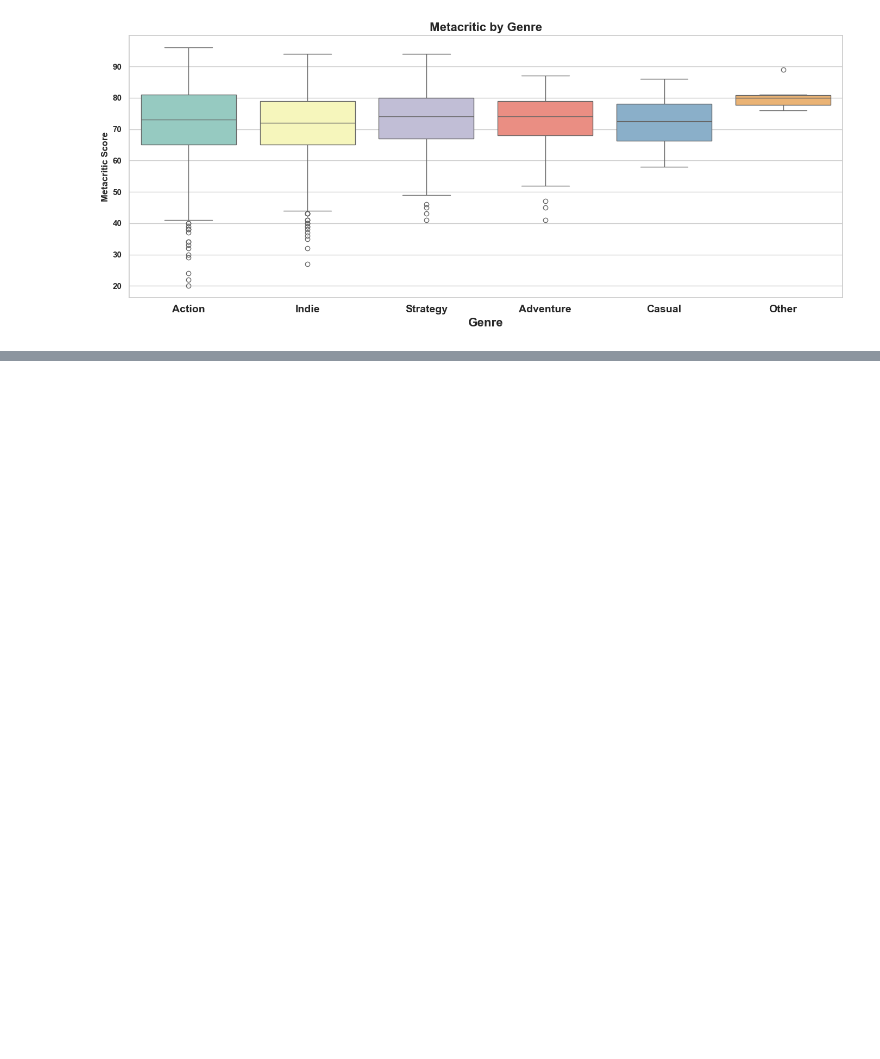
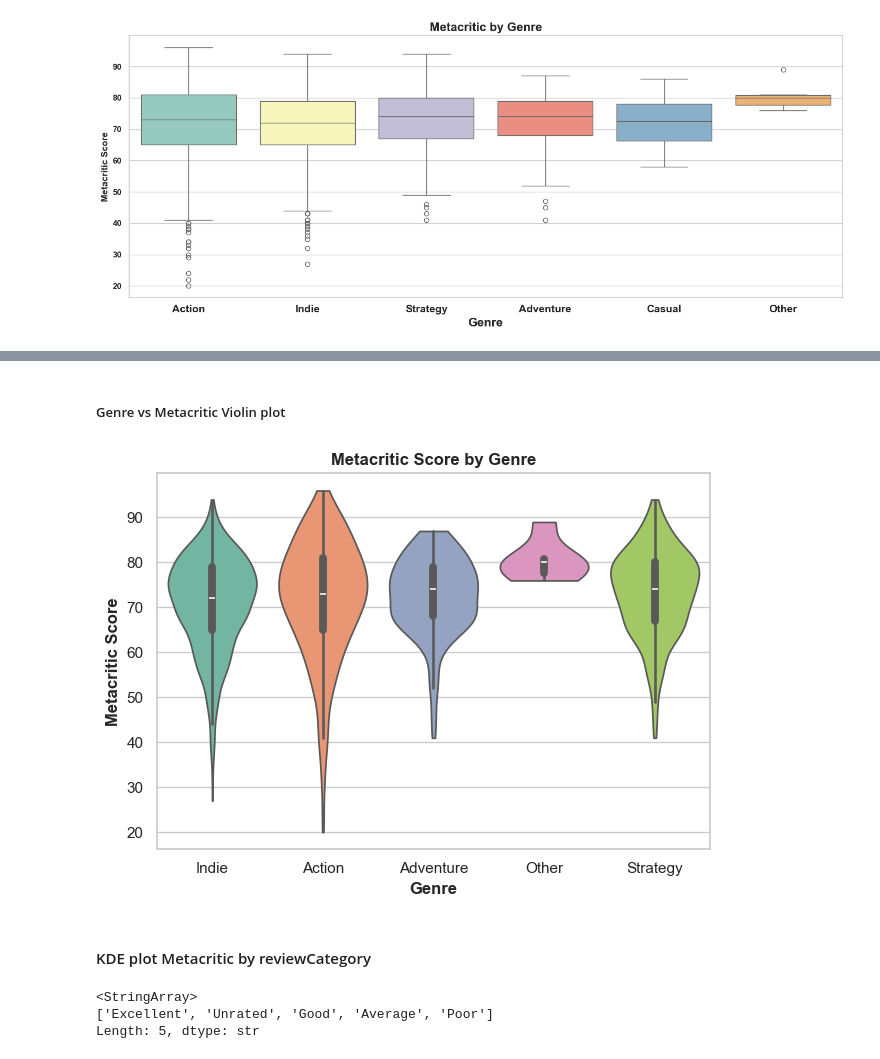
Before and after one commit to Pranishgrg21/Game_features_analysis, a Jupyter notebook: game_analysis.ipynb, the cells around one changed output, grey strips where cells are left out. Saved outputs shown, nothing was run; the diff lists cells and outputs as text; code cells hidden in the pictures; blank space fills up the shorter version.

```diff
--- a/game_analysis.ipynb
+++ b/game_analysis.ipynb
@@ -965,0 +1035,29 @@ plt.show()
+# %% [markdown]
+##### Genre vs Metacritic Violin plot
+# %%
+top5 = df['Genre'].value_counts().head(5).index.tolist()
+rated_genre = df[(df['Metacritic'] > 0) & (df['Genre'].isin(top5))]
+sns.violinplot(
+    data=rated_genre,
+    x='Genre', y='Metacritic',
+    order=top5,
+    palette='Set2',
+    inner='box',
+    cut=0,
+)
+plt.title('Metacritic Score by Genre', fontweight='bold')
+plt.xlabel('Genre', fontweight='bold')
+plt.ylabel('Metacritic Score', fontweight='bold')
+plt.tick_params(axis='x', rotation=0)
+plt.tight_layout()
+plt.show()
+# %% [output]
+[figure, added]
+# %% [markdown]
+#### KDE plot Metacritic by reviewCategory
+# %%
+print(df['ReviewCategory'].unique())
+# %% [output]
+<StringArray>
+['Excellent', 'Unrated', 'Good', 'Average', 'Poor']
+Length: 5, dtype: str
```
Also changed, not shown: parts of 9 cells of this notebook.
